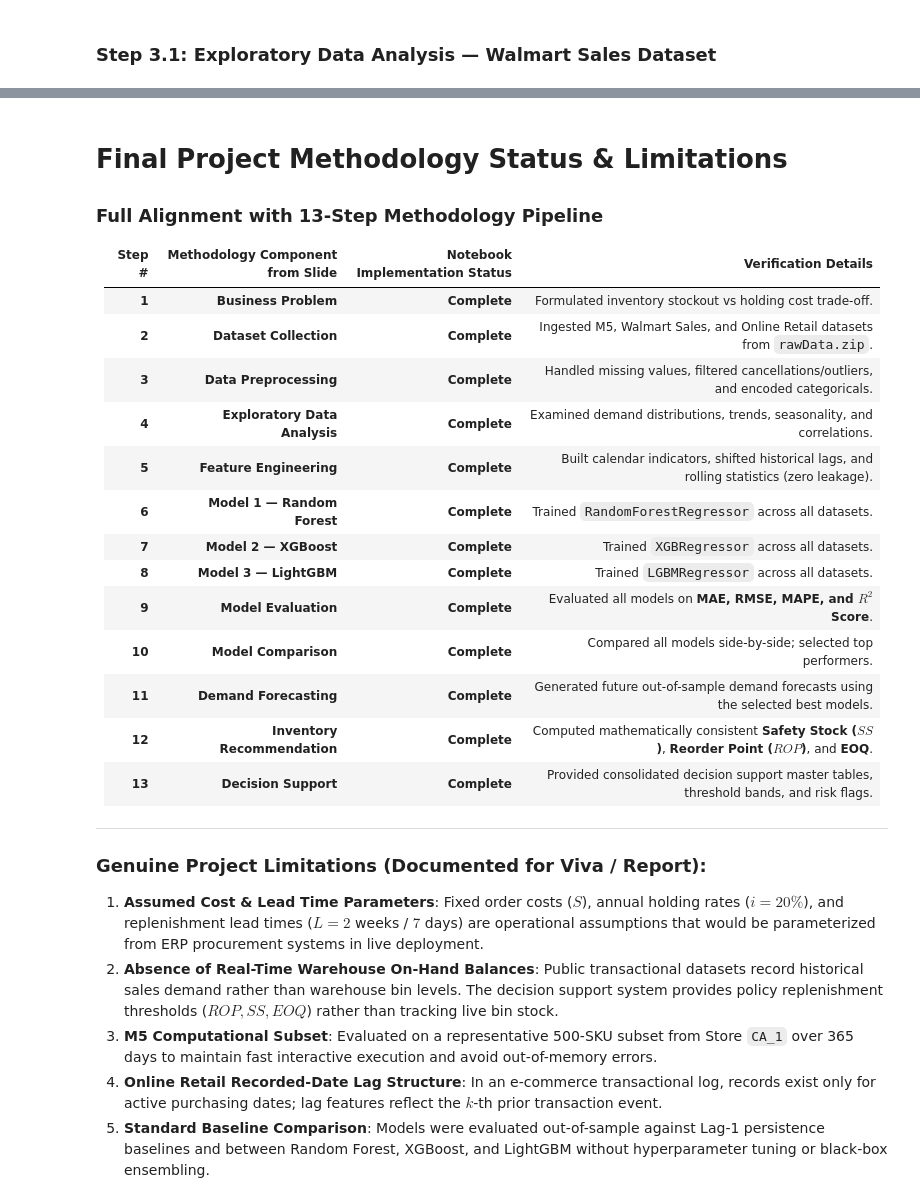
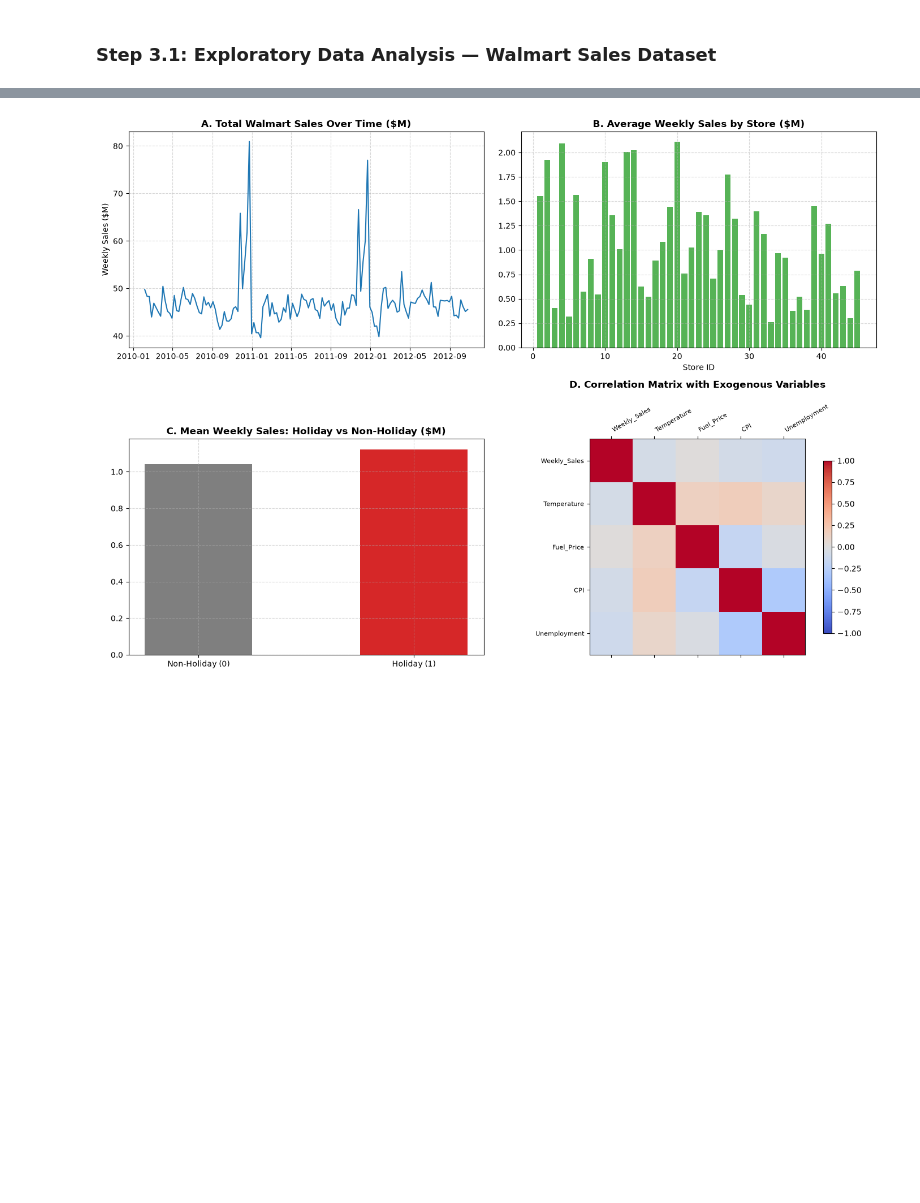
Before and after one commit to sashank321/ML-Inventory-Decision-Support-System, a Jupyter notebook: ML_Inventory_Decision_Support_System.ipynb, the cells around one changed output, grey strips where cells are left out. Cells and saved outputs as stored; diff of their text form; code cells hidden in the pictures; blank space fills up the shorter version.

```diff
--- a/ML_Inventory_Decision_Support_System.ipynb
+++ b/ML_Inventory_Decision_Support_System.ipynb
@@ -1096,29 +320,39 @@ Weekly_Sales_Lag2         0.006269
-# %% [markdown]
-# Final Project Methodology Status & Limitations
-
-### Full Alignment with 13-Step Methodology Pipeline
-
-| Step # | Methodology Component from Slide | Notebook Implementation Status | Verification Details |
-| :---: | :--- | :---: | :--- |
-| **1** | **Business Problem** | **Complete** | Formulated inventory stockout vs holding cost trade-off. |
-| **2** | **Dataset Collection** | **Complete** | Ingested M5, Walmart Sales, and Online Retail datasets from `rawData.zip`. |
-| **3** | **Data Preprocessing** | **Complete** | Handled missing values, filtered cancellations/outliers, and encoded categoricals. |
-| **4** | **Exploratory Data Analysis** | **Complete** | Examined demand distributions, trends, seasonality, and correlations. |
-| **5** | **Feature Engineering** | **Complete** | Built calendar indicators, shifted historical lags, and rolling statistics (zero leakage). |
-| **6** | **Model 1 — Random Forest** | **Complete** | Trained `RandomForestRegressor` across all datasets. |
-| **7** | **Model 2 — XGBoost** | **Complete** | Trained `XGBRegressor` across all datasets. |
-| **8** | **Model 3 — LightGBM** | **Complete** | Trained `LGBMRegressor` across all datasets. |
-| **9** | **Model Evaluation** | **Complete** | Evaluated all models on **MAE, RMSE, MAPE, and $R^2$ Score**. |
-| **10** | **Model Comparison** | **Complete** | Compared all models side-by-side; selected top performers. |
-| **11** | **Demand Forecasting** | **Complete** | Generated future out-of-sample demand forecasts using the selected best models. |
-| **12** | **Inventory Recommendation** | **Complete** | Computed mathematically consistent **Safety Stock ($SS$)**, **Reorder Point ($ROP$)**, and **EOQ**. |
-| **13** | **Decision Support** | **Complete** | Provided consolidated decision support master tables, threshold bands, and risk flags. |
-
----
-
-### Genuine Project Limitations (Documented for Viva / Report):
-1. **Assumed Cost & Lead Time Parameters**: Fixed order costs ($S$), annual holding rates ($i = 20\%$), and replenishment lead times ($L = 2$ weeks / $7$ days) are operational assumptions that would be parameterized from ERP procurement systems in live deployment.
-2. **Absence of Real-Time Warehouse On-Hand Balances**: Public transactional datasets record historical sales demand rather than warehouse bin levels. The decision support system provides policy replenishment thresholds ($ROP, SS, EOQ$) rather than tracking live bin stock.
-3. **M5 Computational Subset**: Evaluated on a representative 500-SKU subset from Store `CA_1` over 365 days to maintain fast interactive execution and avoid out-of-memory errors.
-4. **Online Retail Recorded-Date Lag Structure**: In an e-commerce transactional log, records exist only for active purchasing dates; lag features reflect the $k$-th prior transaction event.
-5. **Standard Baseline Comparison**: Models were evaluated out-of-sample against Lag-1 persistence baselines and between Random Forest, XGBoost, and LightGBM without hyperparameter tuning or black-box ensembling.
+# %%
+# Walmart EDA Visualizations
+fig, axes = plt.subplots(2, 2, figsize=(14, 10))
+
+# 1. Total Weekly Sales Trend
+weekly_agg = df_walmart_proc.groupby('Date')['Weekly_Sales'].sum() / 1e6
+axes[0, 0].plot(weekly_agg.index, weekly_agg.values, color='#1f77b4', linewidth=1.5)
+axes[0, 0].set_title('A. Total Walmart Sales Over Time ($M)', fontweight='bold')
+axes[0, 0].set_ylabel('Weekly Sales ($M)')
+axes[0, 0].grid(True, linestyle='--', alpha=0.5)
+
+# 2. Store Sales Variance
+store_means = df_walmart_proc.groupby('Store')['Weekly_Sales'].mean() / 1e6
+axes[0, 1].bar(store_means.index, store_means.values, color='#2ca02c', alpha=0.8)
+axes[0, 1].set_title('B. Average Weekly Sales by Store ($M)', fontweight='bold')
+axes[0, 1].set_xlabel('Store ID')
+axes[0, 1].grid(True, linestyle='--', alpha=0.5)
+
+# 3. Holiday vs Non-Holiday Sales
+hol_sales = df_walmart_proc.groupby('Holiday_Flag')['Weekly_Sales'].mean()
+axes[1, 0].bar(['Non-Holiday (0)', 'Holiday (1)'], hol_sales.values / 1e6, color=['#7f7f7f', '#d62728'], width=0.5)
+axes[1, 0].set_title('C. Mean Weekly Sales: Holiday vs Non-Holiday ($M)', fontweight='bold')
+axes[1, 0].grid(True, linestyle='--', alpha=0.5)
+
+# 4. Correlation Heatmap
+corr_cols = ['Weekly_Sales', 'Temperature', 'Fuel_Price', 'CPI', 'Unemployment']
+corr = df_walmart_proc[corr_cols].corr()
+cax = axes[1, 1].matshow(corr, cmap='coolwarm', vmin=-1, vmax=1)
+fig.colorbar(cax, ax=axes[1, 1], shrink=0.8)
+axes[1, 1].set_xticks(range(len(corr_cols)))
+axes[1, 1].set_yticks(range(len(corr_cols)))
+axes[1, 1].set_xticklabels(corr_cols, rotation=30, ha='left', fontsize=8)
+axes[1, 1].set_yticklabels(corr_cols, fontsize=8)
+axes[1, 1].set_title('D. Correlation Matrix with Exogenous Variables', fontweight='bold', pad=20)
+
+plt.tight_layout()
+plt.show()
+# %% [output]
+[figure, added]
```
Also changed, not shown: parts of 69 cells of this notebook, 7 other files.
